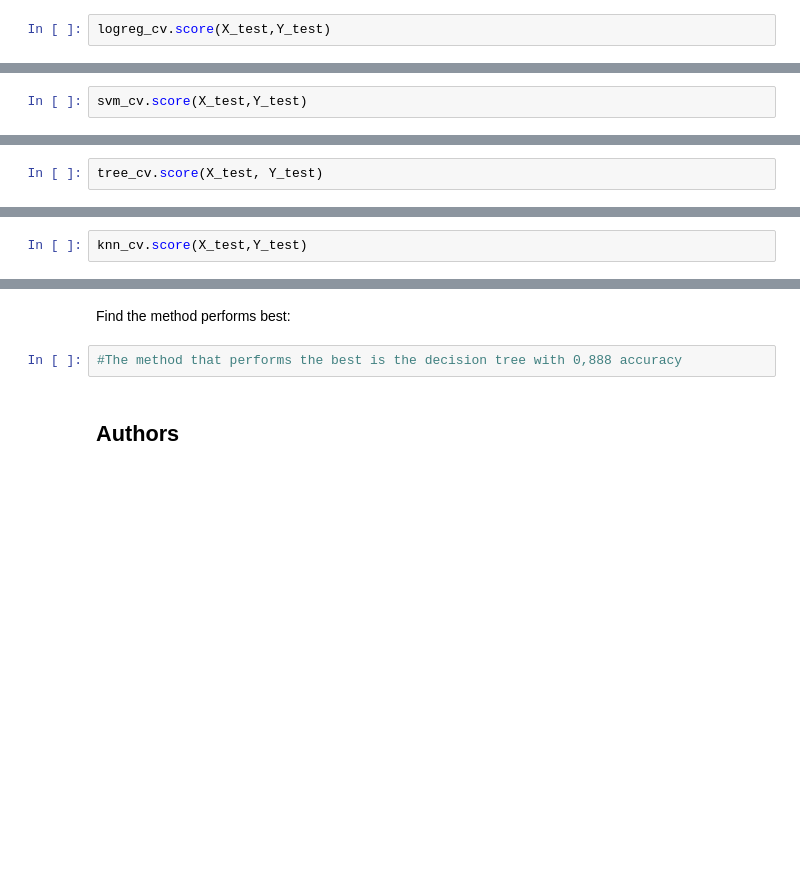
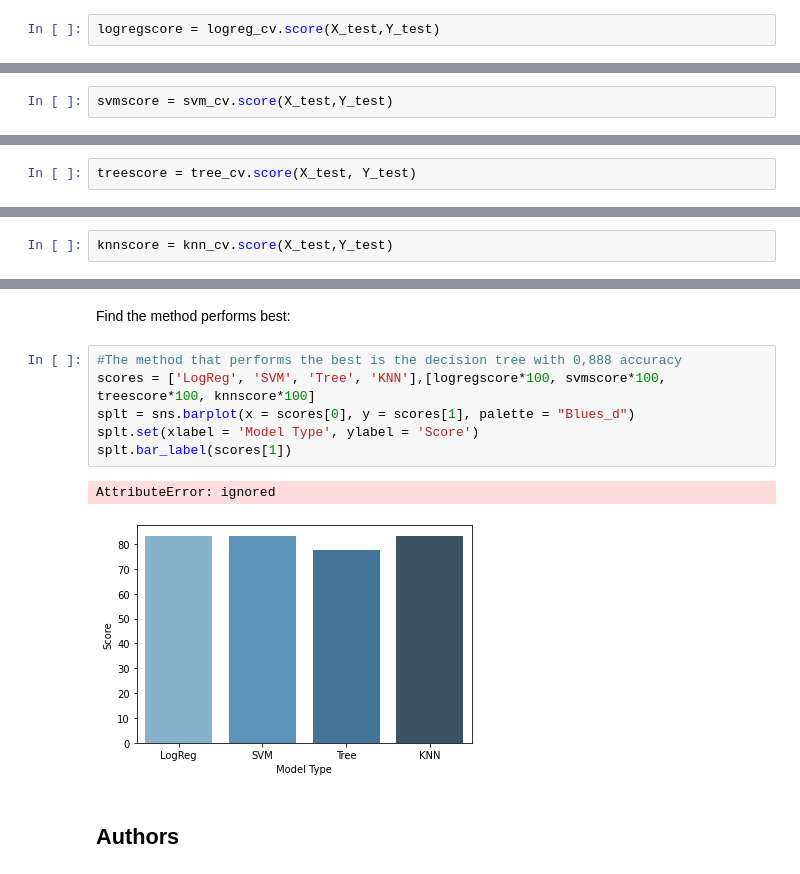
Before and after one commit to FRavasco/IBMDataCapstone, a Jupyter notebook: SpaceX_Machine_Learning_Prediction_Part_5.ipynb, the cells around one changed output, grey strips where cells are left out. Saved outputs shown, nothing was run; the diff lists cells and outputs as text; blank space fills up the shorter version.

```diff
--- a/SpaceX_Machine_Learning_Prediction_Part_5.ipynb
+++ b/SpaceX_Machine_Learning_Prediction_Part_5.ipynb
@@ -181,4 +181,4 @@ accuracy : 0.8464285714285713
 # %% [markdown]
 Calculate the accuracy on the test data using the method <code>score</code>:
 # %%
-logreg_cv.score(X_test,Y_test)
+logregscore = logreg_cv.score(X_test,Y_test)
@@ -223,4 +221,4 @@ accuracy : 0.8482142857142856
 # %% [markdown]
 Calculate the accuracy on the test data using the method <code>score</code>:
 # %%
-svm_cv.score(X_test,Y_test)
+svmscore = svm_cv.score(X_test,Y_test)
@@ -268,4 +264,4 @@ accuracy : 0.8892857142857142
 # %% [markdown]
 Calculate the accuracy of tree_cv on the test data using the method <code>score</code>:
 # %%
-tree_cv.score(X_test, Y_test)
+treescore = tree_cv.score(X_test, Y_test)
@@ -307,4 +301,4 @@ accuracy : 0.8482142857142858
 # %% [markdown]
 Calculate the accuracy of tree_cv on the test data using the method <code>score</code>:
 # %%
-knn_cv.score(X_test,Y_test)
+knnscore = knn_cv.score(X_test,Y_test)
@@ -323,6 +315,13 @@ plot_confusion_matrix(Y_test,yhat)
 Find the method performs best:
 # %%
 #The method that performs the best is the decision tree with 0,888 accuracy
+scores = ['LogReg', 'SVM', 'Tree', 'KNN'],[logregscore*100, svmscore*100, treescore*100, knnscore*100]
+splt = sns.barplot(x = scores[0], y = scores[1], palette = "Blues_d")
+splt.set(xlabel = 'Model Type', ylabel = 'Score')
+splt.bar_label(scores[1])
+# %% [output]
+AttributeError: ignored
+[figure, added]
 # %% [markdown]
 ## Authors
 # %% [markdown]
```
Also changed, not shown: parts of 6 cells of this notebook.
